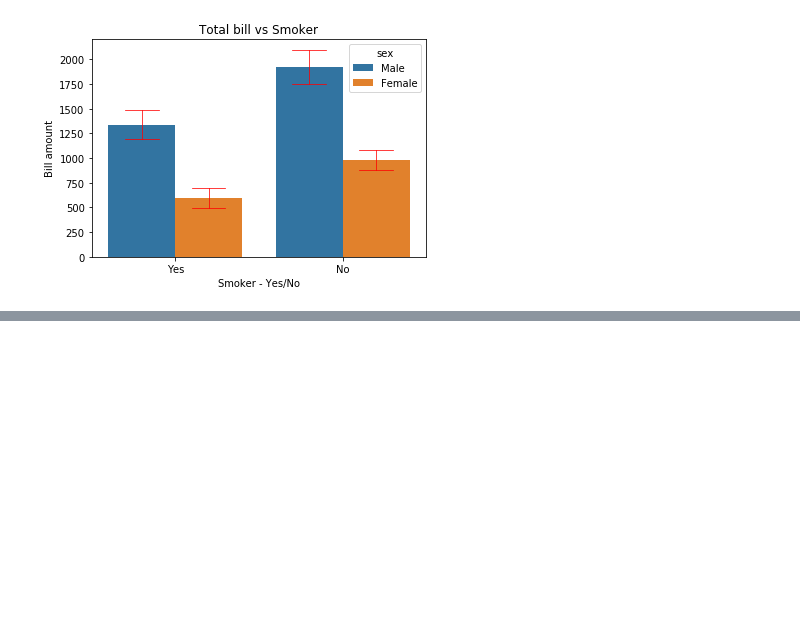
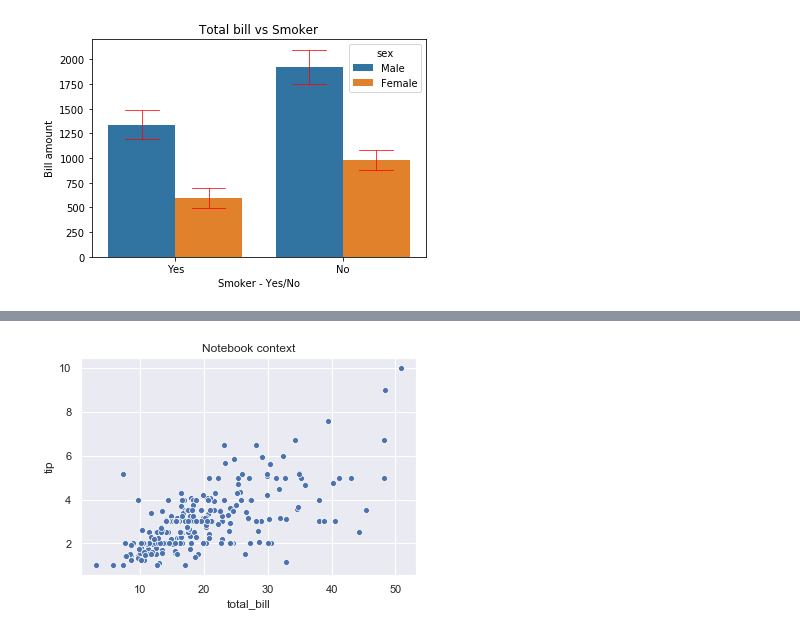
Before and after one commit to ajaytech002/visualization, a Jupyter notebook: Seaborn Demo Examples.ipynb, the cells around one changed output, grey strips where cells are left out. Drawn from its saved outputs; the diff is of its cells as text; code cells hidden in the pictures; blank space fills up the shorter version.

```diff
--- a/Seaborn Demo Examples.ipynb
+++ b/Seaborn Demo Examples.ipynb
@@ -61,0 +127,6 @@ plt.show()
+# %%
+sns.scatterplot('total_bill','tip',data=tips)
+plt.title('Notebook context')
+plt.show()
+# %% [output]
+[figure, added]
```
Also changed, not shown: parts of 37 cells of this notebook, 4 other files.
